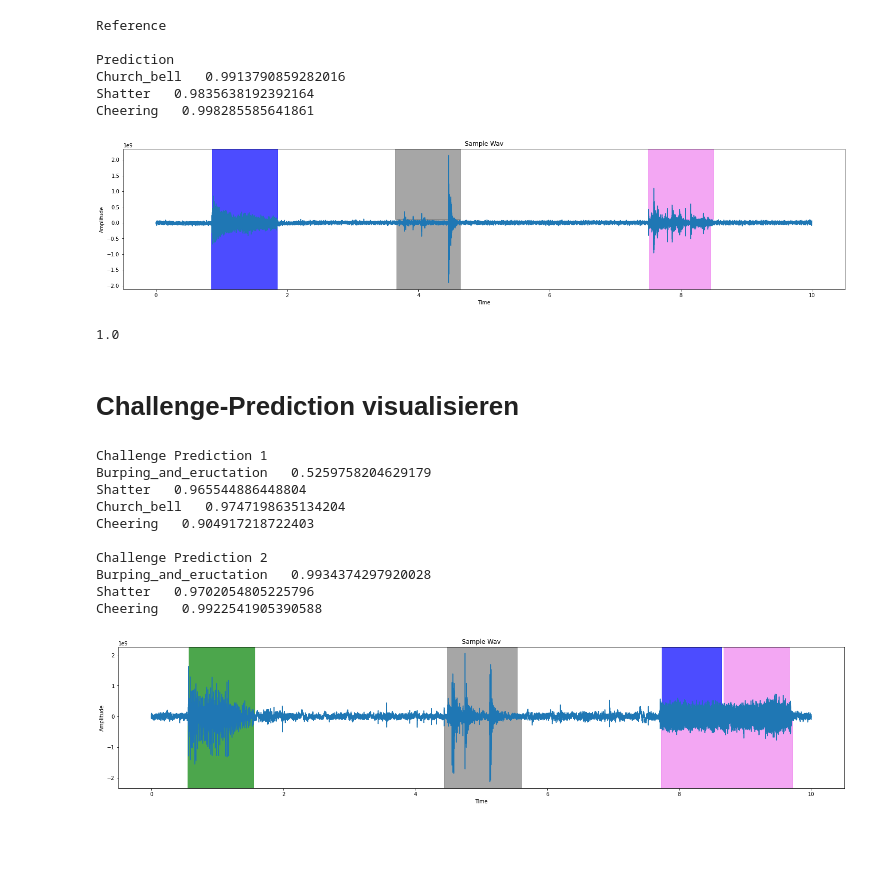
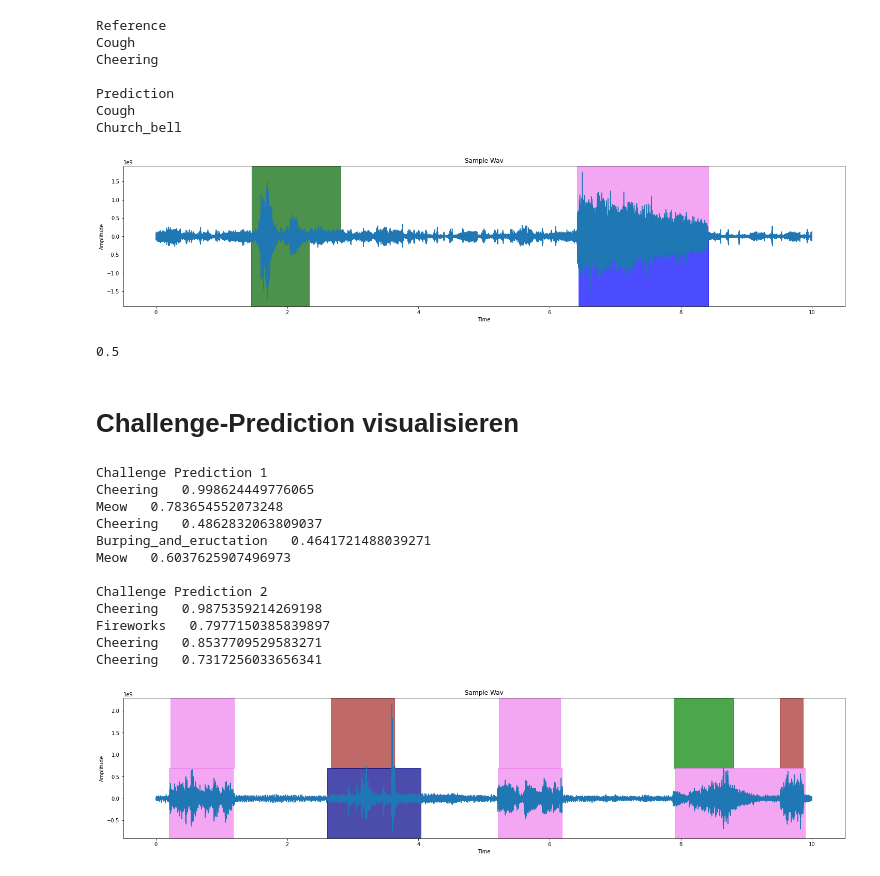
Before and after one commit to ajochim/bbdc2021, a Jupyter notebook: exploration/audio_exploration.ipynb, the cells around one changed output. Saved outputs shown, nothing was run; the diff lists cells and outputs as text; code cells hidden in the pictures; blank space fills up the shorter version.

```diff
--- a/exploration/audio_exploration.ipynb
+++ b/exploration/audio_exploration.ipynb
@@ -7,7 +7,7 @@ import matplotlib.pyplot as plt
 from psds_eval import PSDSEval
 # %%
 reference = pd.read_csv('../data/test.csv')
-prediction = pd.read_csv('../predictions/jannes/LP1d_Prediction_pp_test_probs.csv')
+prediction = pd.read_csv('../predictions/jannes/secondPrediction.csv')
 labels = ['Bark', 'Burping_and_eructation', 'Camera', 'Cheering', 'Church_bell', 'Cough', 'Doorbell', 'Fireworks', 'Meow', 'Scratching_(performance_technique)', 'Shatter', 'Shout']
 colors = ['red','green', 'orange', 'violet', 'blue', 'darkgreen', 'turquoise', 'darkblue', 'brown', 'darkred', 'gray', 'lightblue']
 fs = 16000
@@ -22,7 +22,7 @@ def score_all(hyp_data, ref_data):
     psds_eval.add_operating_point(hyp_data, info=info)
     return psds_eval.psds(max_efpr=100).value
 # %%
-file = "09070_mix.wav"
+file = "09007_mix.wav"
 referenceLabel = reference.loc[reference["filename"]==file]
 predictionLabel = prediction.loc[prediction["filename"]==file]
 
@@ -39,61 +39,64 @@ plt.title("Sample Wav")
 print("Reference")
 for index,row in referenceLabel.iterrows():
     plt.axvspan(row['onset'], row['offset'], alpha=0.7, color=colors[labels.index(row['event_label'])], ymin=0.5, ymax=1)
-    #print(row["event_label"])
+    print(row["event_label"])
 print("\nPrediction")
 for index,row in predictionLabel.iterrows():
     plt.axvspan(row['onset'], row['offset'], alpha=0.7, color=colors[labels.index(row['event_label'])], ymin=0, ymax=0.5)
-    print(row["event_label"]+"   "+str(row["MeanProb"]))
+    print(row["event_label"])
 plt.show()
 print(score_all(predictionLabel, referenceLabel))
 # %% [output]
 Reference
+Cough
+Cheering
 
 Prediction
-Church_bell   0.9913790859282016
-Shatter   0.9835638192392164
-Cheering   0.998285585641861
+Cough
+Church_bell
-[figure, old version]
+[figure, new version]
-1.0
+0.5
 # %% [markdown]
 # Challenge-Prediction visualisieren
 # %%
-file = "11259_mix.wav"
+file = "11217_mix.wav"
 
 chalPrediction1 = pd.read_csv('../predictions/jannes/LP1d_PredictionChallenge_probs.csv')
 label1 = chalPrediction1.loc[chalPrediction1["filename"]==file]
 
-chalPrediction2 = pd.read_csv('../predictions/jannes/LP1d_PredictionChallenge_mel_probs.csv')
+chalPrediction2 = pd.read_csv('../predictions/jannes/secondPrediction.csv')
 label2 = chalPrediction2.loc[chalPrediction2["filename"]==file]
 
 plt.figure(figsize=(25,5))
 # read audio samples
 input_data = read("../data/final_pre_dataset/eval/"+file)
 audio = input_data[1]
 time=np.linspace(0, len(audio)/fs, num=len(audio))
 plt.plot(time,audio)
 plt.ylabel("Amplitude")
 plt.xlabel("Time")
 plt.title("Sample Wav")
 
 print("Challenge Prediction 1")
 for index,row in label1.iterrows():
     plt.axvspan(row['onset'], row['offset'], alpha=0.7, color=colors[labels.index(row['event_label'])], ymin=0.5, ymax=1)
     print(row["event_label"]+"   "+str(row["MeanProb"]))
 print("\nChallenge Prediction 2")
 for index,row in label2.iterrows():
     plt.axvspan(row['onset'], row['offset'], alpha=0.7, color=colors[labels.index(row['event_label'])], ymin=0, ymax=0.5)
     print(row["event_label"]+"   "+str(row["MeanProb"]))
 plt.show()
 # %% [output]
 Challenge Prediction 1
-Burping_and_eructation   0.5259758204629179
-Shatter   0.965544886448804
-Church_bell   0.9747198635134204
-Cheering   0.904917218722403
+Cheering   0.998624449776065
+Meow   0.783654552073248
+Cheering   0.4862832063809037
+Burping_and_eructation   0.4641721488039271
+Meow   0.6037625907496973
 
 Challenge Prediction 2
-Burping_and_eructation   0.9934374297920028
-Shatter   0.9702054805225796
-Cheering   0.9922541905390588
+Cheering   0.9875359214269198
+Fireworks   0.7977150385839897
+Cheering   0.8537709529583271
+Cheering   0.7317256033656341
-[figure, old version]
+[figure, new version]
```
Also changed, not shown: 5 other files.
